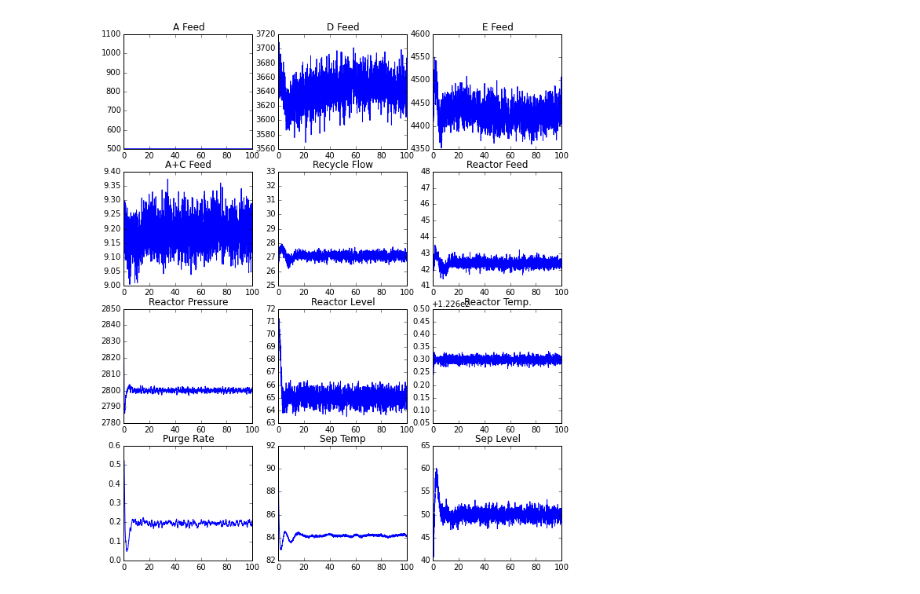
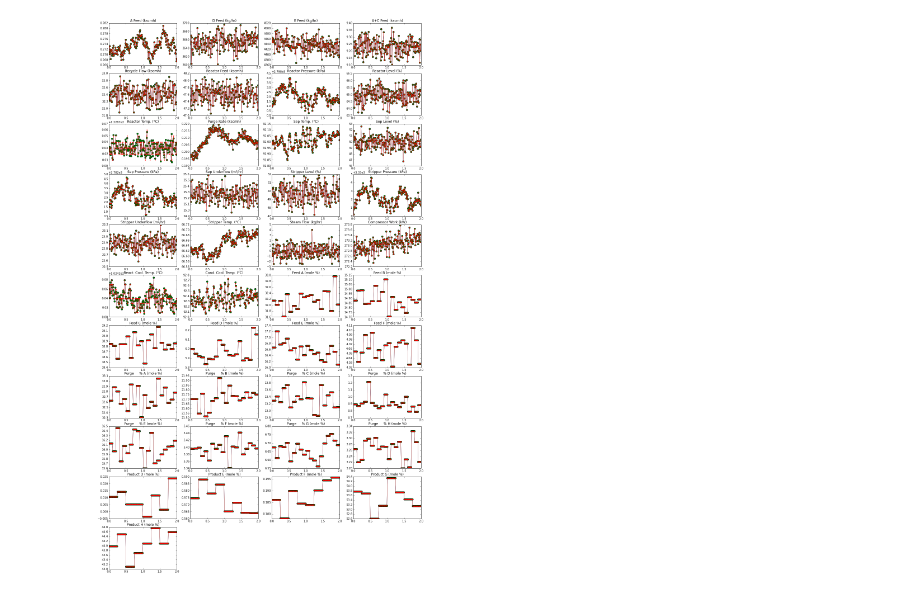
Before and after one commit to rcandell/tesim, a Jupyter notebook: c/ipy/read_tesim_plant_data.ipynb, the cells around one changed output. Drawn from its saved outputs; the diff is of its cells as text; code cells hidden in the pictures.

Commit message:
Modified the IPython Notebook. Added the Ricker baseline filefor the notebook (to be updated with higher precision values in a future commit).

```diff
--- a/c/ipy/read_tesim_plant_data.ipynb
+++ b/c/ipy/read_tesim_plant_data.ipynb
@@ -64,8 +84,0 @@ xmeas_names = [
-# %%
-plt.figure(figsize=(16,52))
-t=np.array(d[:,0])
-for ii in range(0,41):
-    ind = ii+12
-    plt.subplot(11,4,ii+1)
-    plt.plot(t,d[:,ind])
-    plt.title(xmeas_names[ii])
@@ -74,11 +85,24 @@ for ii in range(0,41):
-# %%
-# plot all of the measured variables as seen by the plant
-plt.figure(figsize=(10,12))
-t=np.array(d[:,0])
-for ii in range(0,12):
-    ind = ii+12
-    plt.subplot(4,3,ii+1)
-    plt.plot(t,d[:,ind])
-    plt.title(xmeas_names[ii])
-# %% [output]
-[figure, removed]
+# %%
+# Plot all measured variables as seen by the plant and compare
+# to the baseline for each variable.
+
+plt.figure(figsize=(20,35))
+tp=np.array(p[tstart:(tstart+tspan),0])
+tc=np.array(c[tstart:(tstart+tspan),0])
+tb=np.array(b[tstart:(tstart+tspan),0])
+for ii in range(0,41):
+    ind = ii+13
+    plt.subplot(11,4,ii+1)
+
+     # Plant Simulation Plot (BLUE)
+    plt.plot(tp,p[tstart:(tstart+tspan),ind],linewidth=0.5,marker="o",color="b")
+
+    # Controller Simulation Plot (GREEN)
+    plt.plot(tc,c[tstart:(tstart+tspan),ind],linewidth=0.5,marker="o",color="g")
+
+    # Baseline Plot (RED)
+    plt.plot(tb,b[tstart:(tstart+tspan),ind],linewidth=0.5,marker=".",color="r")
+
+    plt.title(xmeas_names[ii])
+# %% [output]
+[figure, added]
```
Also changed, not shown: parts of 6 cells of this notebook, 1 other file.
